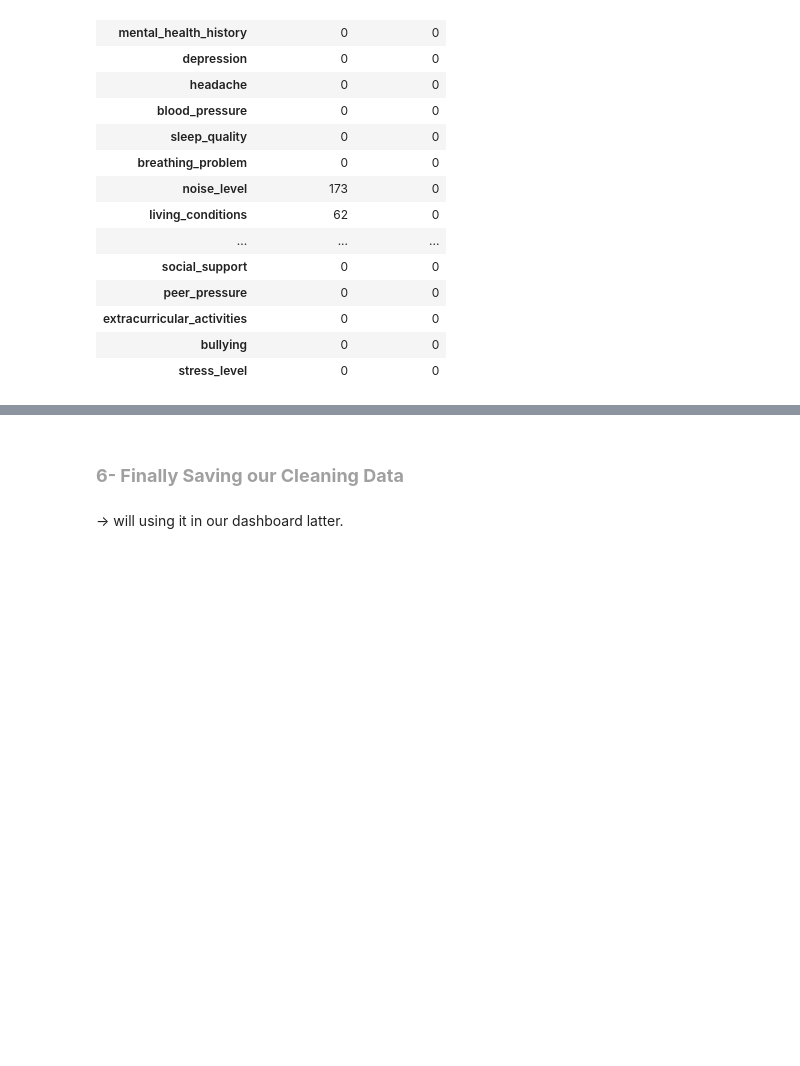
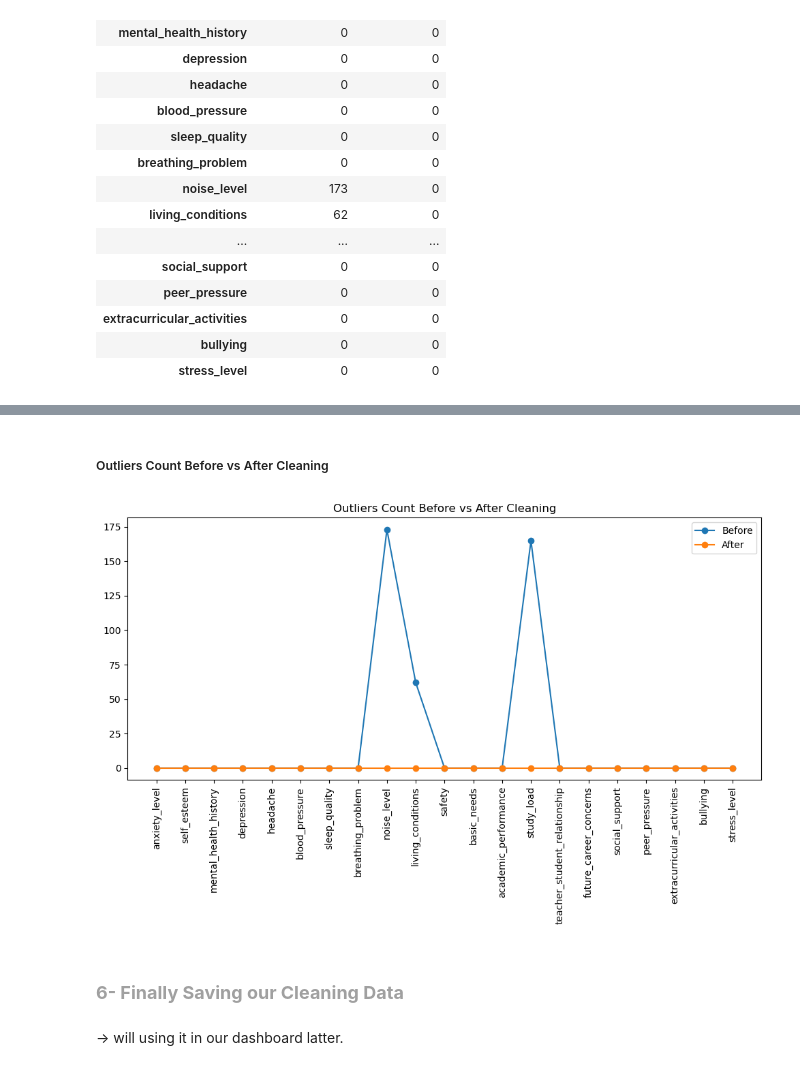
Before and after one commit to sandosaa/ML-project, a Jupyter notebook: ML project.ipynb, the cells around one changed output, grey strips where cells are left out. Cells and saved outputs as stored; diff of their text form; code cells hidden in the pictures; blank space fills up the shorter version.

```diff
--- a/ML project.ipynb
+++ b/ML project.ipynb
@@ -308,3 +333,15 @@ outlier_summary
+# %% [markdown]
+##### Outliers Count Before vs After Cleaning
+# %%
+plt.figure(figsize=(12, 5))
+plt.plot(outlier_summary["Outliers Before"], marker="o")
+plt.plot(outlier_summary["Outliers After"], marker="o")
+plt.xticks(range(len(numeric_cols)), numeric_cols, rotation=90)
+plt.title("Outliers Count Before vs After Cleaning")
+plt.legend(["Before", "After"])
+plt.show()
+# %% [output]
+[figure, added]
 # %% [markdown]
 <h1 style="color:#A0A0A0; font-size:18px; text-align:center; font-weight:bold; text-align:left;">
 
```
Also changed, not shown: parts of 33 cells of this notebook.
